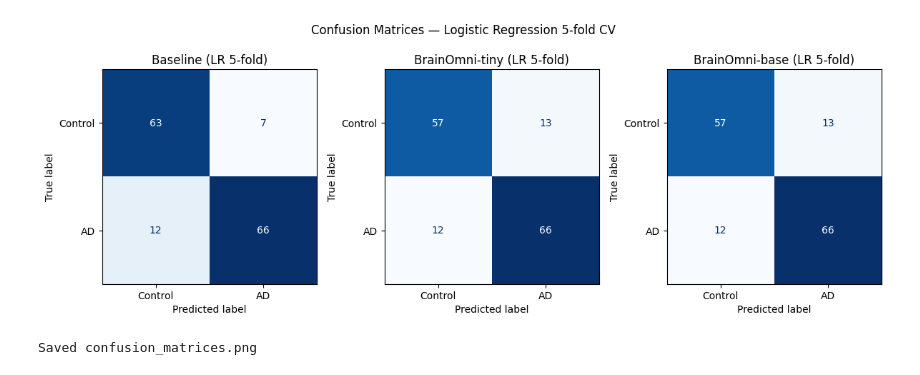
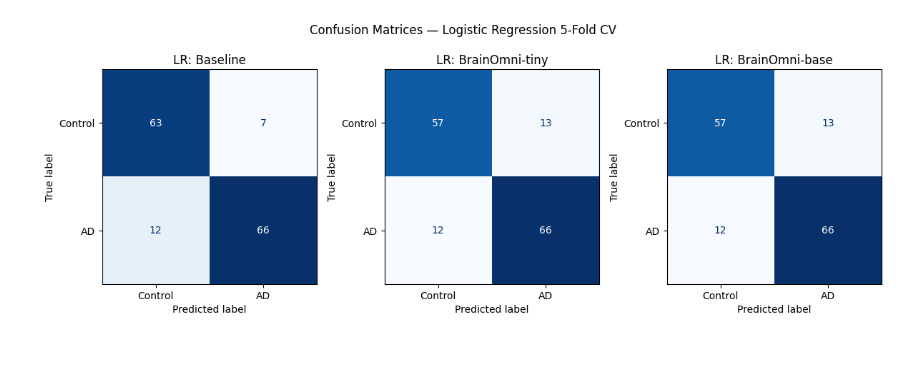
Before and after one commit to faeilana/meg-ad-brainomni, a Jupyter notebook: notebooks/evaluation.ipynb, the cells around one changed output. Saved outputs shown, nothing was run; the diff lists cells and outputs as text; code cells hidden in the pictures.

```diff
--- a/notebooks/evaluation.ipynb
+++ b/notebooks/evaluation.ipynb
@@ -345,0 +172,16 @@ Probabilities collected for 148 subjects
+# %%
+rows = []
+for key, val in results_5fold.items():
+    clf_name, feat_name = key.split(' | ')
+    rows.append({'Classifier': clf_name, 'Features': feat_name,
+                 '5-Fold CV': round(val['acc'], 3),
+                 '80/10/10':  round(results_801010.get(key, float('nan')), 3)})
+
+df_results = pd.DataFrame(rows)
+pivot = df_results.pivot_table(index='Classifier', columns='Features',
+                               values=['5-Fold CV', '80/10/10'])
+print(pivot.to_string())
+
+save_path = '/Users/faenegoro/Documents/Neuroimaging/meg_ad_project/results/metrics/accuracy_summary.csv'
+pivot.to_csv(save_path)
+print(f'\nSaved to {save_path}')
@@ -393,31 +271,20 @@ Saved accuracy_bar.png
 # %%
-from sklearn.metrics import ConfusionMatrixDisplay
+# Confusion matrices for LR 5-fold (one per feature set)
+fig, axes = plt.subplots(1, 3, figsize=(12, 4))
+for ax, feat_name in zip(axes, feat_names):
+    key = f'Logistic Regression | {feat_name}'
+    ConfusionMatrixDisplay.from_predictions(
+        results_5fold[key]['y_true'],
+        results_5fold[key]['y_pred'],
+        display_labels=['Control', 'AD'],
+        ax=ax, colorbar=False, cmap='Blues'
+    )
+    ax.set_title(f'LR: {feat_name}')
 
-fig, axes = plt.subplots(1, 3, figsize=(12, 4))
-
-pairs = [
-    ('Baseline (LR 5-fold)',        y_true, y_pred_baseline),
-    ('BrainOmni-tiny (LR 5-fold)',  y_true, y_pred_tiny),
-    ('BrainOmni-base (LR 5-fold)',  y_true, y_pred_base),
-]
-
-for ax, (title, yt, yp) in zip(axes, pairs):
-    ConfusionMatrixDisplay.from_predictions(
-        yt, yp,
-        display_labels=['Control', 'AD'],
-        ax=ax,
-        colorbar=False,
-        cmap='Blues'
-    )
-    ax.set_title(title)
-
-plt.suptitle('Confusion Matrices — Logistic Regression 5-fold CV', y=1.02)
+plt.suptitle('Confusion Matrices — Logistic Regression 5-Fold CV', y=1.02)
 plt.tight_layout()
-
 plt.savefig('/Users/faenegoro/Documents/Neuroimaging/meg_ad_project/results/figures/confusion_matrices.png', dpi=150, bbox_inches='tight')
 plt.show()
-print('Saved confusion_matrices.png')
 # %% [output]
-[figure, old version]
+[figure, new version]
-Saved confusion_matrices.png
 # %%
```
Also changed, not shown: parts of 23 cells of this notebook, 7 other files.
